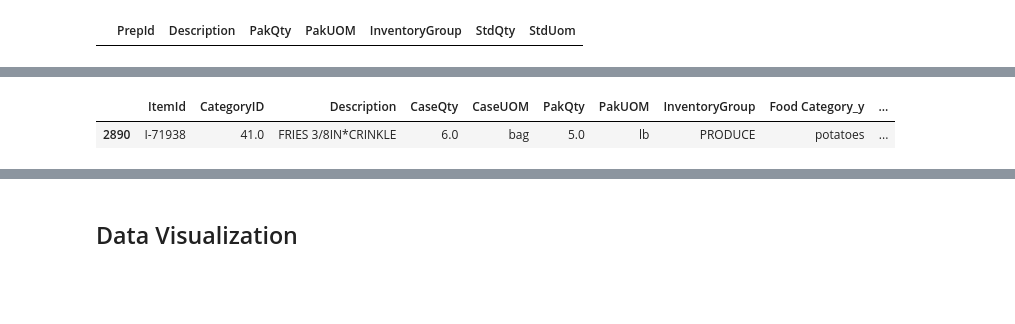
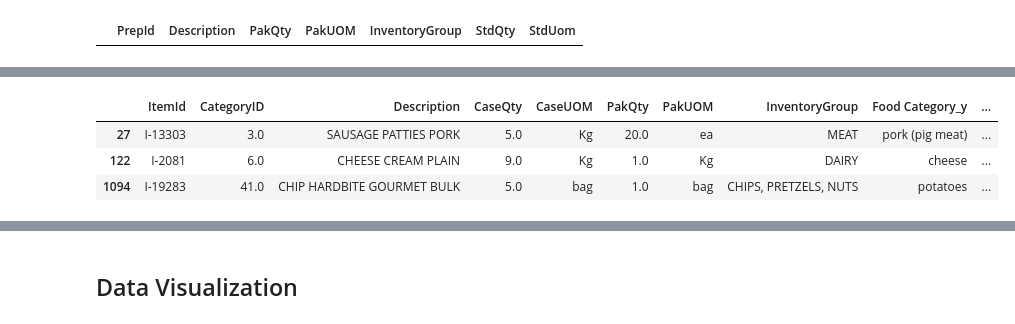
Before and after one commit to SEEDSProjects/CFFS_Label_2024_25, a Jupyter notebook: Notebooks_UBCFS/4_data analysis.ipynb, the cells around one changed output, grey strips where cells are left out. Cells and saved outputs as stored; diff of their text form; code cells hidden in the pictures; blank space fills up the shorter version.

```diff
--- a/Notebooks_UBCFS/4_data analysis.ipynb
+++ b/Notebooks_UBCFS/4_data analysis.ipynb
@@ -940,21 +922,21 @@ Products
 # %%
 #Preps that are also products
-# preps_Products = ["P-26234", "P-72699", "P-36061", "P-43747", "P-56249", "P-26143", "P-71646", "P-71644", "P-71649", "P-71648", "P-71642",
-#                   "P-71645", "P-71647", "P-71643", "P-71650", "P-26170", "P-62502", "P-26631", "P-26310", "P-46824", "P-43606", "P-55098",
-#                   "P-43725", "P-43719", "P-43720", "P-43727", "P-72885", "P-32659", "P-53995", "P-71964", "P-72887", "P-62632", "P-57632",
-#                   "P-8196" , "P-6888" , "P-60797", "P-68205", "P-26205", "P-67686", "P-71659", "P-67685", "P-71664", "P-71657", "P-71661",
-#                   "P-72051", "P-71996", "P-71658", "P-29020", "P-31111", "P-62520", "P-55167", "P-33911", "P-71641", "P-55818", "P-68100",
-#                   "P-26225"] # OK
-preps_Products = ["P-55167", "P-46824", "P-72728", "P-32244", "P-44753", "P-73472",
-                  "P-73266", "P-73341", "P-64422", "P-44917", "P-73342", "P-73340",
-                  "P-73248", "P-48732"] # Gather
+preps_Products = ["P-26234", "P-72699", "P-36061", "P-43747", "P-56249", "P-26143", "P-71646", "P-71644", "P-71649", "P-71648", "P-71642",
+                  "P-71645", "P-71647", "P-71643", "P-71650", "P-26170", "P-62502", "P-26631", "P-26310", "P-46824", "P-43606", "P-55098",
+                  "P-43725", "P-43719", "P-43720", "P-43727", "P-72885", "P-32659", "P-53995", "P-71964", "P-72887", "P-62632", "P-57632",
+                  "P-8196" , "P-6888" , "P-60797", "P-68205", "P-26205", "P-67686", "P-71659", "P-67685", "P-71664", "P-71657", "P-71661",
+                  "P-72051", "P-71996", "P-71658", "P-29020", "P-31111", "P-62520", "P-55167", "P-33911", "P-71641", "P-55818", "P-68100",
+                  "P-26225"] # OK
+# preps_Products = ["P-55167", "P-46824", "P-72728", "P-32244", "P-44753", "P-73472",
+#                   "P-73266", "P-73341", "P-64422", "P-44917", "P-73342", "P-73340",
+#                   "P-73248", "P-48732"] # Gather
 # preps_Products = ["P-56387", "P-67663", "P-71553", "P-56398", "P-67661", "P-41467", "P-67662", "P-67660", "P-67670", "P-45068", "P-71554",
 #                   "P-42353", "P-55167", "P-44528", "P-46824", "P-57404", "P-57323", "P-57317", "P-26062" , "P-33438", "P-35848"] # Feast
 # preps_Products = ['P-25426', 'P-73972', 'P-74038', 'P-74043', 'P-73976', 'P-74042', 'P-74041', 'P-73974', 'P-73973', 'P-73978',
 #                     'P-73969','P-74040','P-73971','P-74039','P-73977','P-74037', 'P-73970' ] #HARVEST FESTIVAL
 #Items that are also products
-# items_Products = ["I-2081", "I-19283", "I-13303"] #OK
-items_Products = ["I-71938"] #Gather
+items_Products = ["I-2081", "I-19283", "I-13303"] #OK
+# items_Products = ["I-71938"] #Gather
 # items_Products = ["I-57554", "I-1033"] #Feast
 Preps_Products = Preps.loc[Preps["PrepId"].isin(preps_Products)]
 Items_Products = mapping.loc[mapping["ItemId"].isin(items_Products)]
@@ -999,39 +985,41 @@ Preps_Products.rename(columns={"StdQty": "Weight (g)", "PrepId": "ProdId",
 Items_Products["Weight (g)"] = 0
 
 # Assign specific weights based on "ItemId"
 ##MANUAL
 Items_Products.loc[Items_Products["ItemId"] == "I-13303", "Weight (g)"] = 250
 Items_Products.loc[Items_Products["ItemId"] == "I-19283", "Weight (g)"] = 50
 Items_Products.loc[Items_Products["ItemId"] == "I-2081", "Weight (g)"] = 1000
 Items_Products.loc[Items_Products["ItemId"] == "I-57554", "Weight (g)"] = 200
 Items_Products.loc[Items_Products["ItemId"] == "I-1033", "Weight (g)"] = 85
 Items_Products.loc[Items_Products["ItemId"] == "I-71938", "Weight (g)"] = 2267.96
 
 
 for index,row in Items_Products.iterrows():
-    Items_Products.loc[index, "Active Total Supply Chain Emissions (kg CO2 / kg food)"] = Items_Products.loc[index, "Active Total Supply Chain Emissions (kg CO2 / kg food)"] * Items_Products.loc[index, "Weight (g)"]
-    Items_Products.loc[index, "g N lost/kg product"] = Items_Products.loc[index, "g N lost/kg product"] * Items_Products.loc[index, "Weight (g)"]
-    Items_Products.loc[index, "Freshwater Withdrawals (L/FU)"] = Items_Products.loc[index, "Freshwater Withdrawals (L/FU)"] * Items_Products.loc[index, "Weight (g)"]
-    Items_Products.loc[index, "Stress-Weighted Water Use (L/FU)"] = Items_Products.loc[index, "Stress-Weighted Water Use (L/FU)"] * Items_Products.loc[index, "Weight (g)"]
-    Items_Products.loc[index, "Land Use (m^2)"] = Items_Products.loc[index, "Land Use (m^2)"] * Items_Products.loc[index, "Weight (g)"]
+    Items_Products.loc[index, "Active Total Supply Chain Emissions (kg CO2 / kg food)"] = Items_Products.loc[index, "Active Total Supply Chain Emissions (kg CO2 / kg food)"] * Items_Products.loc[index, "Weight (g)"] / 1000
+    Items_Products.loc[index, "g N lost/kg product"] = Items_Products.loc[index, "g N lost/kg product"] * Items_Products.loc[index, "Weight (g)"] / 1000
+    Items_Products.loc[index, "Freshwater Withdrawals (L/FU)"] = Items_Products.loc[index, "Freshwater Withdrawals (L/FU)"] * Items_Products.loc[index, "Weight (g)"] / 1000
+    Items_Products.loc[index, "Stress-Weighted Water Use (L/FU)"] = Items_Products.loc[index, "Stress-Weighted Water Use (L/FU)"] * Items_Products.loc[index, "Weight (g)"] / 1000
+    Items_Products.loc[index, "Land Use (m^2)"] = Items_Products.loc[index, "Land Use (m^2)"] * Items_Products.loc[index, "Weight (g)"] / 1000
 
 display(Items_Products)
 
 # Drop unnecessary columns from Items_Products
 Items_Products = Items_Products.drop(columns=["CaseQty", "CaseUOM", "PakQty", "PakUOM",
                                               "CategoryID", "Food Category_y"])
 
 # Rename columns in Items_Products
 Items_Products.rename(columns={"ItemId": "ProdId", "InventoryGroup": "SalesGroup",
                                "Active Total Supply Chain Emissions (kg CO2 / kg food)" : "GHG Emission (g)",
                                "g N lost/kg product": "N lost (g)", "Freshwater Withdrawals (L/FU)" : "Freshwater Withdrawals (ml)",
                                "Stress-Weighted Water Use (L/FU)" : "Stress-Weighted Water Use (ml)"}, inplace=True)
 
 # Concatenate the three DataFrames into Products
 Products = pd.concat([Products, Preps_Products, Items_Products], ignore_index=True)
 # %% [output]
 |  | ItemId | CategoryID | Description | CaseQty | CaseUOM | PakQty | PakUOM | InventoryGroup | Food Category_y | ... |
-| 2890 | I-71938 | 41.0 | FRIES 3/8IN*CRINKLE | 6.0 | bag | 5.0 | lb | PRODUCE | potatoes | ... |
+| 27 | I-13303 | 3.0 | SAUSAGE PATTIES PORK | 5.0 | Kg | 20.0 | ea | MEAT | pork (pig meat) | ... |
+| 122 | I-2081 | 6.0 | CHEESE CREAM PLAIN | 9.0 | Kg | 1.0 | Kg | DAIRY | cheese | ... |
+| 1094 | I-19283 | 41.0 | CHIP HARDBITE GOURMET BULK | 5.0 | bag | 1.0 | bag | CHIPS, PRETZELS, NUTS | potatoes | ... |
 # %%
 Products.tail(len(preps_Products) + 5)
 # %% [output]
```
Also changed, not shown: parts of 32 cells of this notebook, 4 other files.
